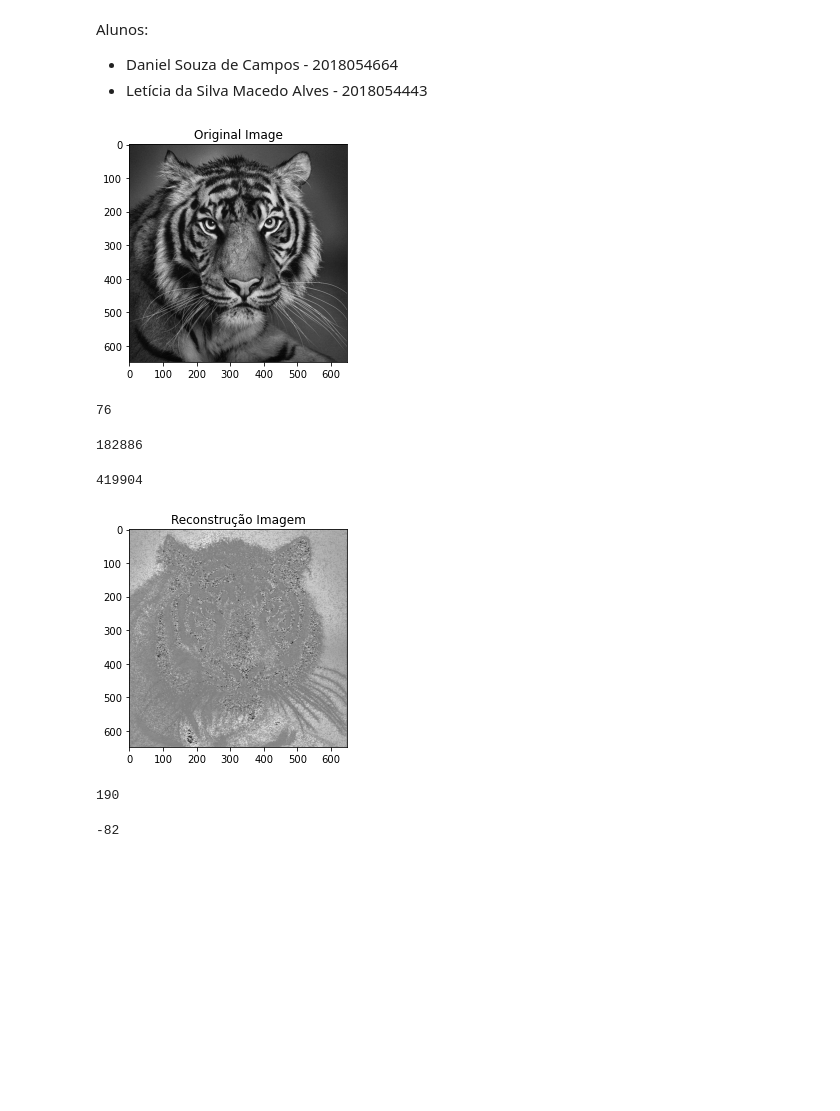
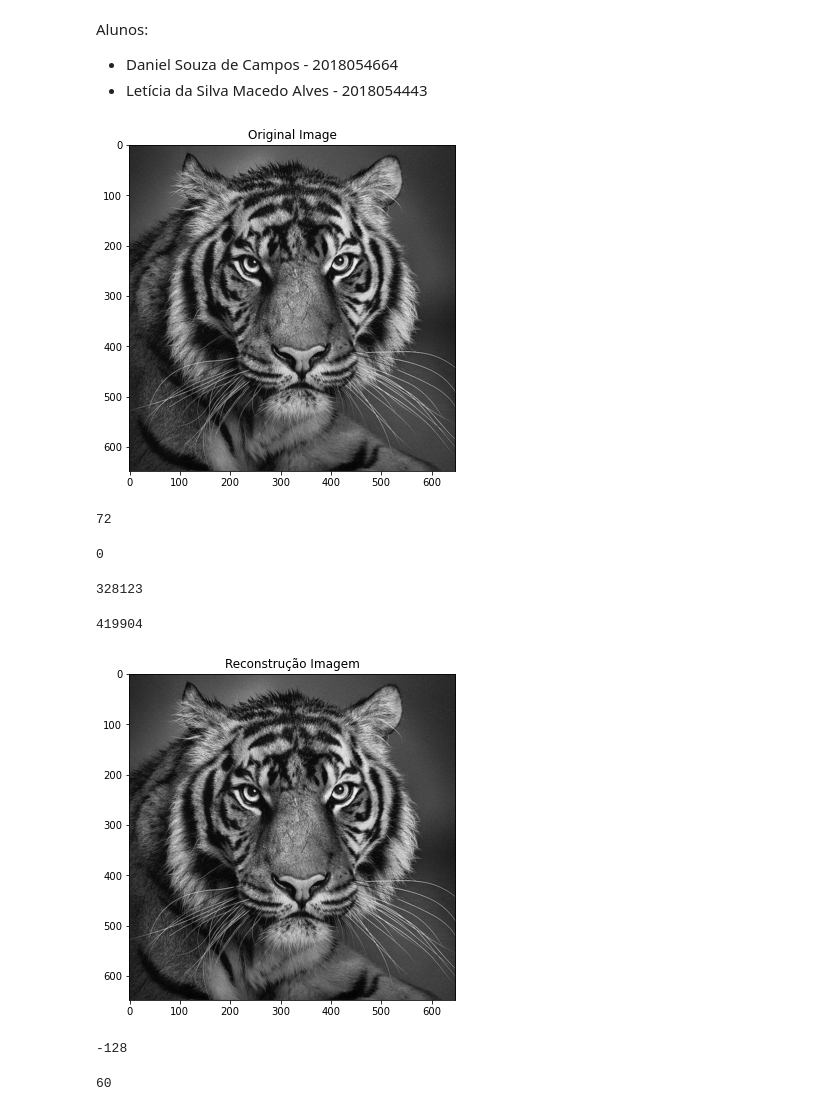
Before and after one commit to Pendulun/ImageCompressor, a Jupyter notebook: ImageCompressor.ipynb, the cells around one changed output. Drawn from its saved outputs; the diff is of its cells as text; code cells hidden in the pictures; blank space fills up the shorter version.

Commit message:
Comprimento de corrida versão 3

```diff
--- a/ImageCompressor.ipynb
+++ b/ImageCompressor.ipynb
@@ -14,17 +14,40 @@ import statistics
 # %%
 # original
 tigre = cv2.imread('tigre.jpg',0)
+plt.figure(figsize=(12,6))
 plt.title('Original Image')
 plt.imshow(tigre, cmap = 'gray')
 plt.show()
 # %% [output]
-[figure, old version]
+[figure, new version]
 # %%
 def retiraDoisBitsMenosSignificativos(img):
     # 2 bits
     return img & 0xFC
+# %%
+def calculaComprimentosCorrida (img):
+    comprimentosCorrida = []
+
+    tomAtual = -1
+    qtdRepeticoes = 0
+
+    for x in range(img.shape[0]):
+        for y in range (img.shape[1]):
+            if (tomAtual < 0):
+                tomAtual = img[x][y]
+                qtdRepeticoes += 1
+            else:
+                if (img[x][y] == tomAtual):
+                    qtdRepeticoes += 1
+                else:
+                    comprimentosCorrida.append((tomAtual, qtdRepeticoes))
+                    tomAtual = img[x][y]
+                    qtdRepeticoes = 1
+
+    comprimentosCorrida.append((tomAtual, qtdRepeticoes))
+    return comprimentosCorrida
 # %%
-def calculaComprimentosCorrida (img):
+def calculaComprimentosCorrida2 (img):
     comprimentosCorrida = []
 
     tomAtual = -1
@@ -32,8 +55,8 @@ def calculaComprimentosCorrida (img):
 
     qtdRepeticoes = 0
 
-    MIN_REPETICOES = 3
-    MAX_DIFERENCA = 15
+    MIN_REPETICOES = 2
+    MAX_DIFERENCA = 5
 
     tonsContados = []
     for x in range(img.shape[0]):
@@ -52,7 +75,8 @@ def calculaComprimentosCorrida (img):
                         if(len(tonsContados)==0):
                             tomAGuardar = img[x][y]
                         else:
-                            tomAGuardar = statistics.median(tonsContados)
+                            #tomAGuardar = statistics.median(tonsContados)
+                            tomAGuardar = int(statistics.mean(tonsContados))
                         #comprimentosCorrida.append((tomAtual, qtdRepeticoes))
                         comprimentosCorrida.append((tomAGuardar, qtdRepeticoes))
                         tomAtual = img[x][y]
@@ -77,7 +147,7 @@ def geraImagemComprimentosCorrida(largura, altura, comprimentosCorrida):
 
     for (x,y) in comprimentosCorrida:
         indexFim += y
-        imagemVetorizada[indexInicio:indexFim-1] = x
+        imagemVetorizada[indexInicio:indexFim] = int(x)
         indexInicio = indexFim
 
     imagemReconstruida = np.reshape(imagemVetorizada, (largura,altura))
@@ -99,31 +161,38 @@ teste = comprimeImagem(tigre)
+# %%
+testeTigre = comprimeImagem(tigre)
 # %%
-max(teste, key=lambda item:item[1])[0]
+max(testeTigre, key=lambda item:item[1])[0]
 # %% [output]
-76
+72
+# %%
+min(testeTigre, key=lambda item:item[0])[0]
+# %% [output]
+0
 # %%
-print(len(teste))
+print(len(testeTigre))
 # %% [output]
-182886
+328123
 # %%
 print(tigre.shape[0]*tigre.shape[1])
 # %% [output]
 419904
 # %%
-imgReconstruida = geraImagemComprimentosCorrida(tigre.shape[0], tigre.shape[1], teste)
-
+tigreReconstruido = geraImagemComprimentosCorrida(tigre.shape[0], tigre.shape[1], testeTigre)
+tigreReconstruido +=128
+plt.figure(figsize=(12,6))
 plt.title('Reconstrução Imagem')
-plt.imshow(imgReconstruida, cmap = 'gray')
+plt.imshow(tigreReconstruido, cmap = 'gray')
 plt.show()
 # %% [output]
-[figure, old version]
+[figure, new version]
+# %%
+np.min(tigreReconstruido)
+# %% [output]
+-128
 # %%
-tigre[300,450]
+tigreReconstruido[300,450]
 # %% [output]
-190
+60
-# %%
-imgReconstruida[300,450]
-# %% [output]
--82
 # %%
 # original
 casa = cv2.imread('casa.jpg',0)
```
Also changed, not shown: parts of 9 cells of this notebook.
